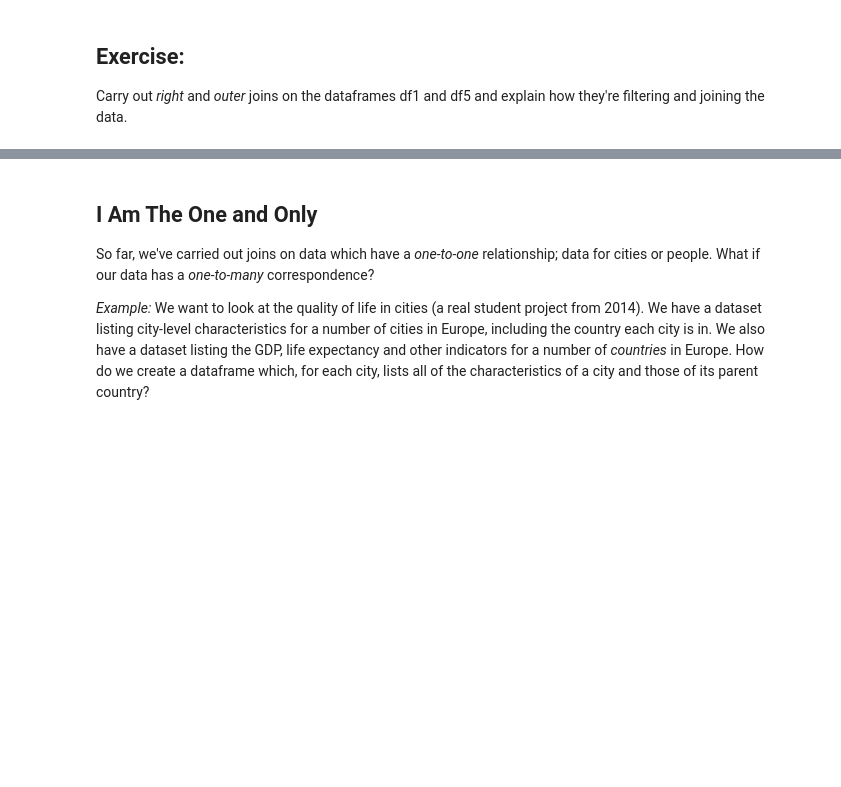
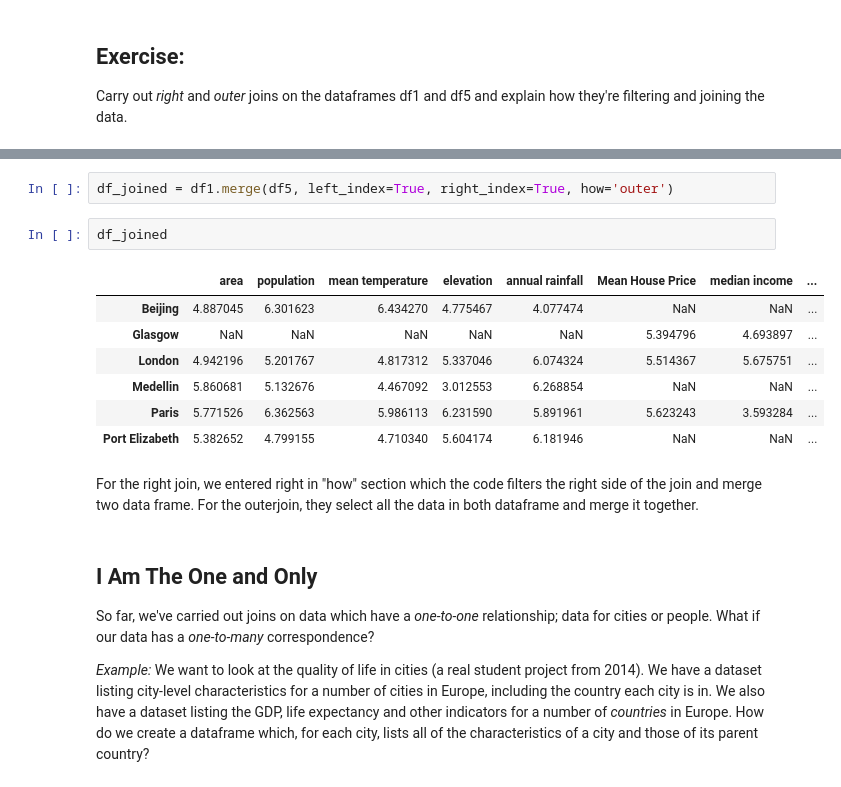
Before and after one commit to Jinyang920/QM2, a Jupyter notebook: notebooks/RW. Merging and Joining.ipynb, the cells around one changed output, grey strips where cells are left out. Saved outputs shown, nothing was run; the diff lists cells and outputs as text; blank space fills up the shorter version.

```diff
--- a/notebooks/RW. Merging and Joining.ipynb
+++ b/notebooks/RW. Merging and Joining.ipynb
@@ -356,3 +370,17 @@ Carry out *right* and *outer* joins on the dataframes df1 and df5 and explain ho
+# %%
+df_joined = df1.merge(df5, left_index=True, right_index=True, how='outer')
+# %%
+df_joined
+# %% [output]
+|  | area | population | mean temperature | elevation | annual rainfall | Mean House Price | median income | ... |
+| Beijing | 4.887045 | 6.301623 | 6.434270 | 4.775467 | 4.077474 | NaN | NaN | ... |
+| Glasgow | NaN | NaN | NaN | NaN | NaN | 5.394796 | 4.693897 | ... |
+| London | 4.942196 | 5.201767 | 4.817312 | 5.337046 | 6.074324 | 5.514367 | 5.675751 | ... |
+| Medellin | 5.860681 | 5.132676 | 4.467092 | 3.012553 | 6.268854 | NaN | NaN | ... |
+| Paris | 5.771526 | 6.362563 | 5.986113 | 6.231590 | 5.891961 | 5.623243 | 3.593284 | ... |
+| Port Elizabeth | 5.382652 | 4.799155 | 4.710340 | 5.604174 | 6.181946 | NaN | NaN | ... |
+# %% [markdown]
+For the right join, we entered right in "how" section which the code filters the right side of the join and merge two data frame. For the outerjoin, they select all the data in both dataframe and merge it together.
 # %% [markdown]
 ## I Am The One and Only
 
```
Also changed, not shown: parts of 25 cells of this notebook.
